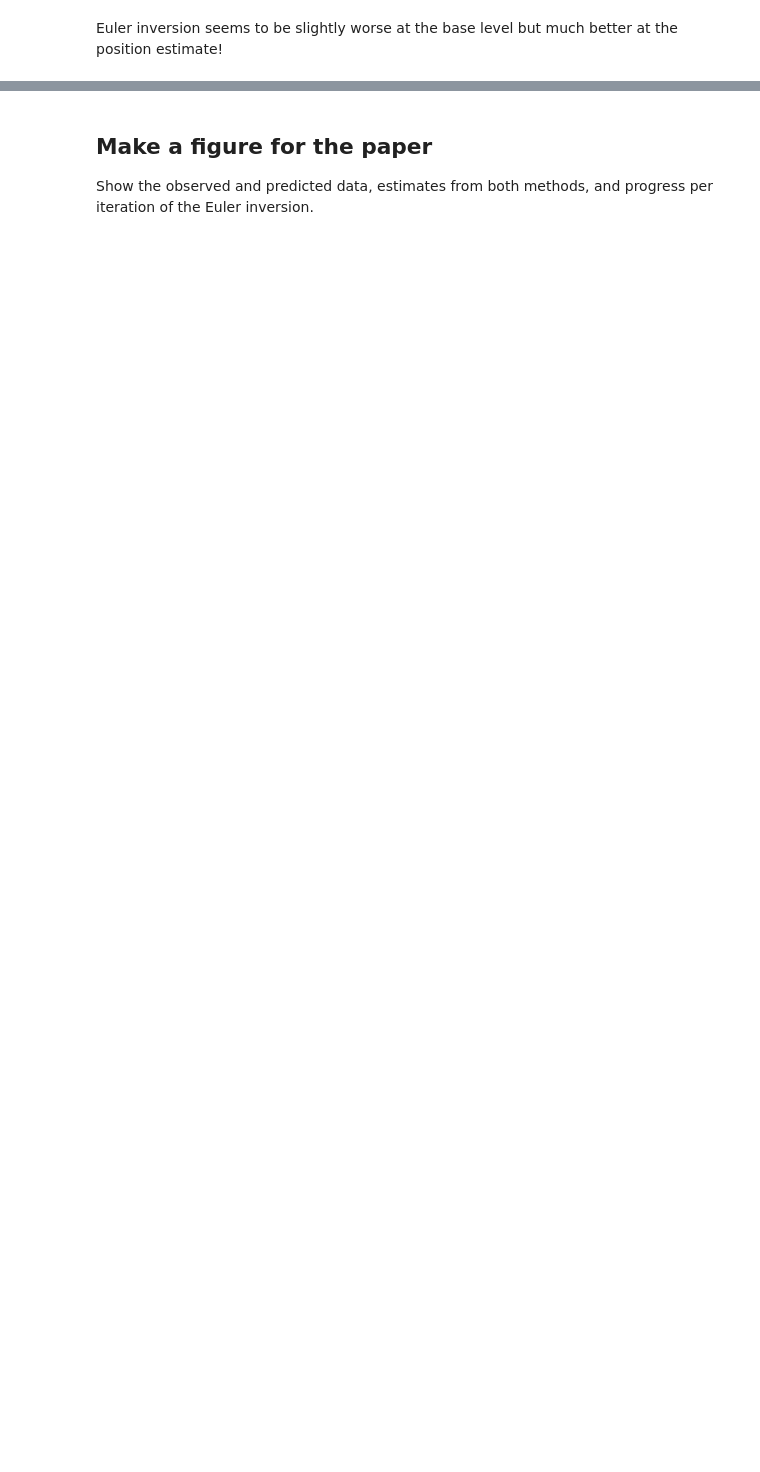
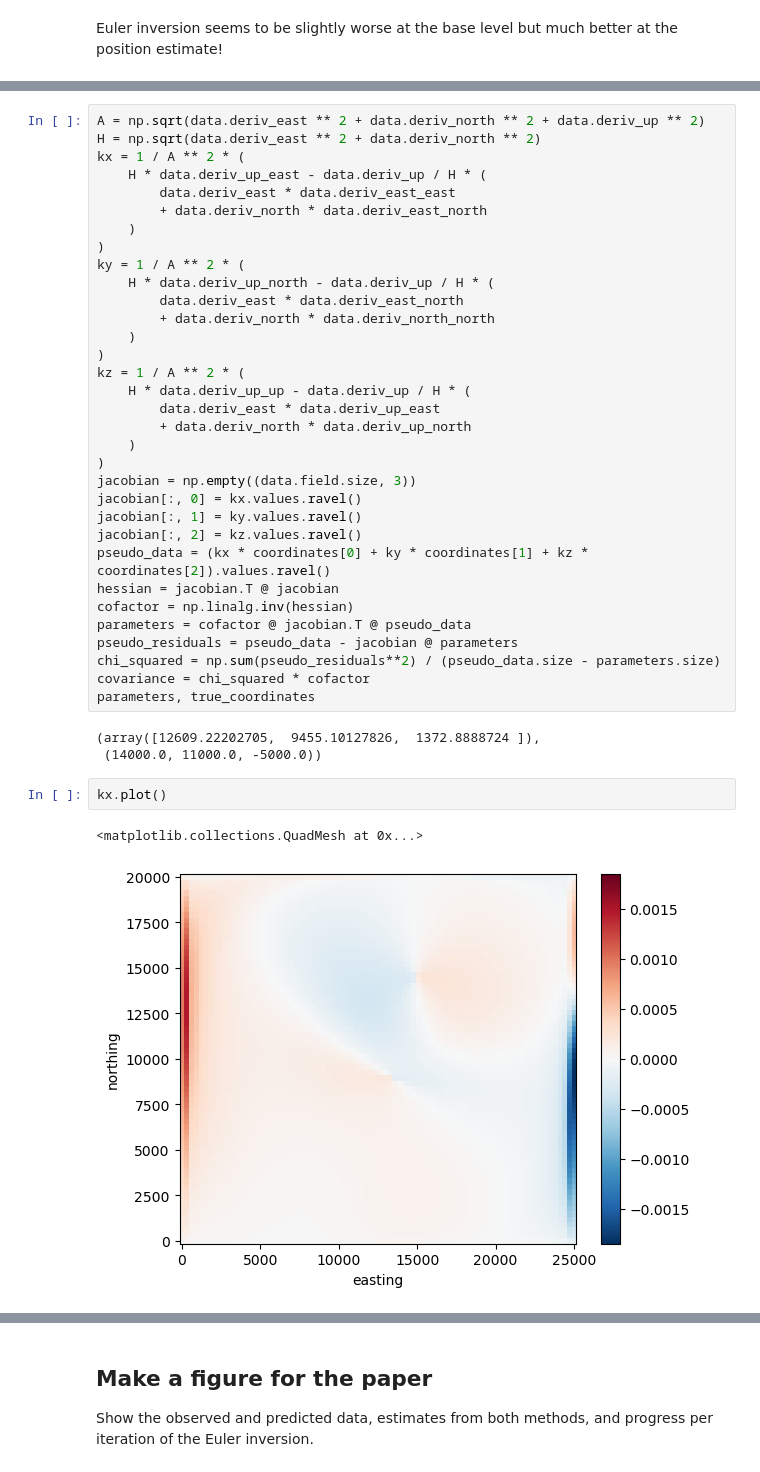
Before and after one commit to compgeolab/euler-inversion, a Jupyter notebook: code/synthetic-proof-of-concept.ipynb, the cells around one changed output, grey strips where cells are left out. Saved outputs shown, nothing was run; the diff lists cells and outputs as text; blank space fills up the shorter version.

```diff
--- a/code/synthetic-proof-of-concept.ipynb
+++ b/code/synthetic-proof-of-concept.ipynb
@@ -144,0 +175,41 @@ Euler inversion seems to be slightly worse at the base level but much better at
+# %%
+A = np.sqrt(data.deriv_east ** 2 + data.deriv_north ** 2 + data.deriv_up ** 2)
+H = np.sqrt(data.deriv_east ** 2 + data.deriv_north ** 2)
+kx = 1 / A ** 2 * (
+    H * data.deriv_up_east - data.deriv_up / H * (
+        data.deriv_east * data.deriv_east_east
+        + data.deriv_north * data.deriv_east_north
+    )
+)
+ky = 1 / A ** 2 * (
+    H * data.deriv_up_north - data.deriv_up / H * (
+        data.deriv_east * data.deriv_east_north
+        + data.deriv_north * data.deriv_north_north
+    )
+)
+kz = 1 / A ** 2 * (
+    H * data.deriv_up_up - data.deriv_up / H * (
+        data.deriv_east * data.deriv_up_east
+        + data.deriv_north * data.deriv_up_north
+    )
+)
+jacobian = np.empty((data.field.size, 3))
+jacobian[:, 0] = kx.values.ravel()
+jacobian[:, 1] = ky.values.ravel()
+jacobian[:, 2] = kz.values.ravel()
+pseudo_data = (kx * coordinates[0] + ky * coordinates[1] + kz * coordinates[2]).values.ravel()
+hessian = jacobian.T @ jacobian
+cofactor = np.linalg.inv(hessian)
+parameters = cofactor @ jacobian.T @ pseudo_data
+pseudo_residuals = pseudo_data - jacobian @ parameters
+chi_squared = np.sum(pseudo_residuals**2) / (pseudo_data.size - parameters.size)
+covariance = chi_squared * cofactor
+parameters, true_coordinates
+# %% [output]
+(array([12609.22202705,  9455.10127826,  1372.8888724 ]),
+ (14000.0, 11000.0, -5000.0))
+# %%
+kx.plot()
+# %% [output]
+<matplotlib.collections.QuadMesh at 0x...>
+[figure, added]
```
Also changed, not shown: parts of 8 cells of this notebook.
